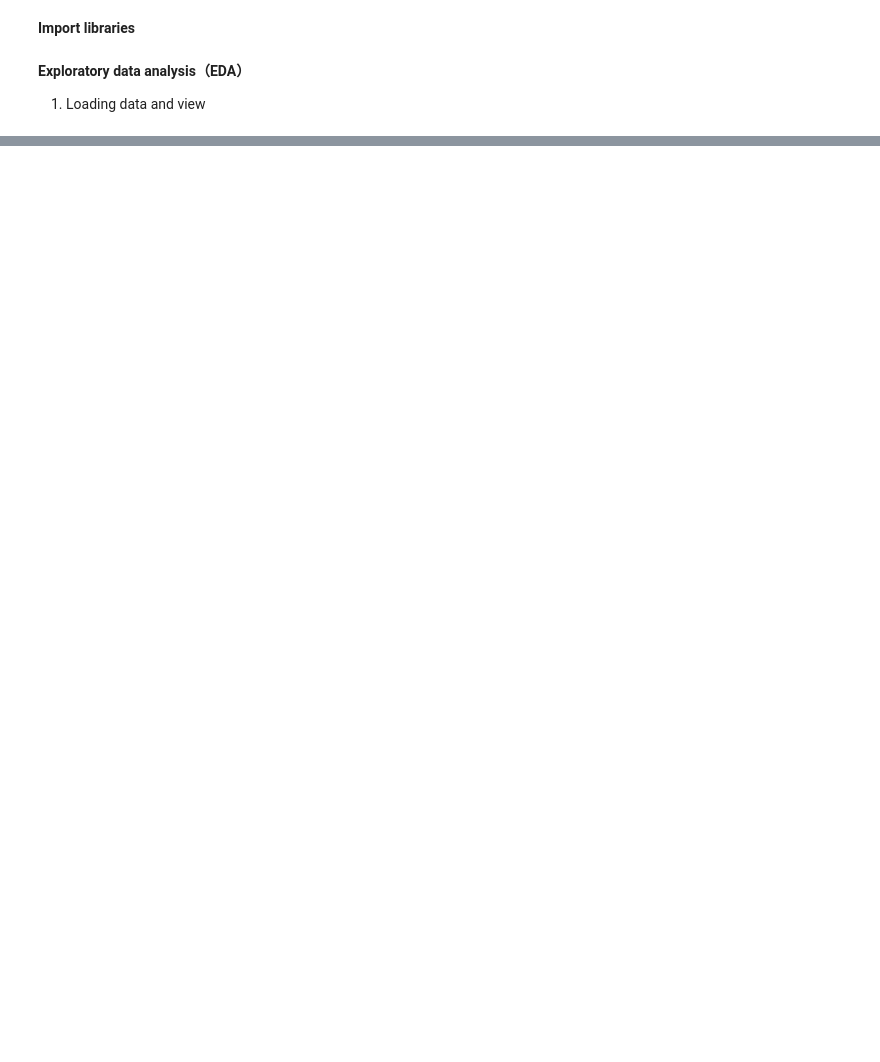
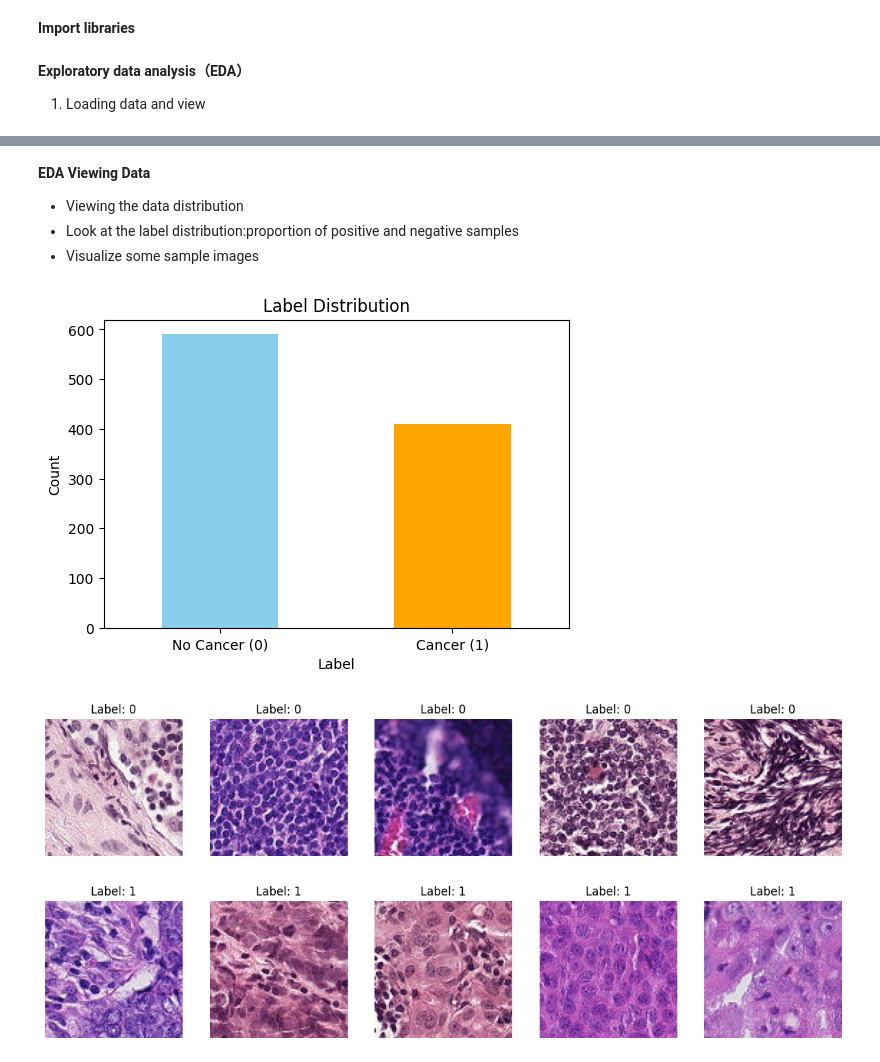
Before and after one commit to rayangela528/DeepLearning-Cancer, a Jupyter notebook: deeplearning-week3.ipynb, the cells around one changed output, grey strips where cells are left out. Cells and saved outputs as stored; diff of their text form; code cells hidden in the pictures; blank space fills up the shorter version.

```diff
--- a/deeplearning-week3.ipynb
+++ b/deeplearning-week3.ipynb
@@ -671,0 +111,9 @@ plt.show()
+# %%
+# Define paths
+train_dir = '/kaggle/input/histopathologic-cancer-detection/train'
+test_dir = '/kaggle/input/histopathologic-cancer-detection/test'
+labels_file = '/kaggle/input/histopathologic-cancer-detection/train_labels.csv'
+submission_file = '/kaggle/input/histopathologic-cancer-detection/sample_submission.csv'
+
+# load train labels
+train_labels = pd.read_csv(labels_file).head(1000)
@@ -671,0 +190,37 @@ plt.show()
+# %% [markdown]
+**EDA Viewing Data**
+
+* Viewing the data distribution
+* Look at the label distribution:proportion of positive and negative samples
+* Visualize some sample images
+# %%
+# 标签分布
+plt.figure(figsize=(6, 4))
+train_labels['label'].value_counts().plot(kind='bar', color=['skyblue', 'orange'])
+plt.title('Label Distribution')
+plt.xlabel('Label')
+plt.ylabel('Count')
+plt.xticks([0, 1], ['No Cancer (0)', 'Cancer (1)'], rotation=0)
+plt.show()
+
+# 可视化一些样本图像
+def plot_sample_images(df, path, num_samples=5):
+    plt.figure(figsize=(15, 5))
+    for i, (_, row) in enumerate(df.sample(num_samples).iterrows()):
+        img_id = row['id']
+        label = row['label']
+        img = Image.open(os.path.join(path, f"{img_id}.tif"))
+        plt.subplot(1, num_samples, i+1)
+        plt.imshow(img)
+        plt.title(f"Label: {label}")
+        plt.axis('off')
+    plt.show()
+
+sample_images_label_0 = train_labels[train_labels['label'] == 0].sample(6)
+sample_images_label_1 = train_labels[train_labels['label'] == 1].sample(6)
+plot_sample_images(sample_images_label_0, train_dir)
+plot_sample_images(sample_images_label_1, train_dir)
+# %% [output]
+[figure, added]
+[figure, added]
+[figure, added]
```
Also changed, not shown: parts of 43 cells of this notebook.
